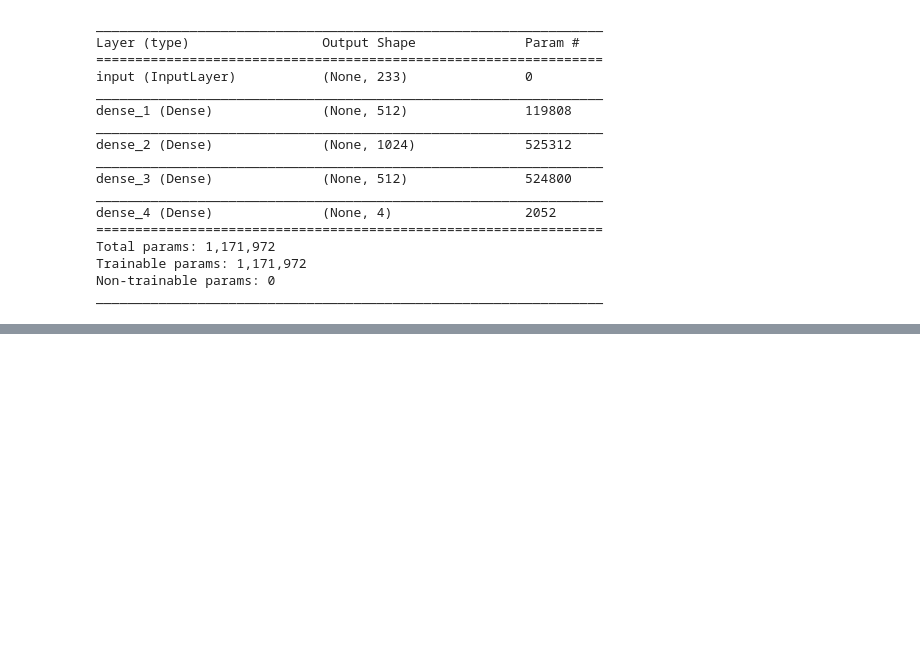
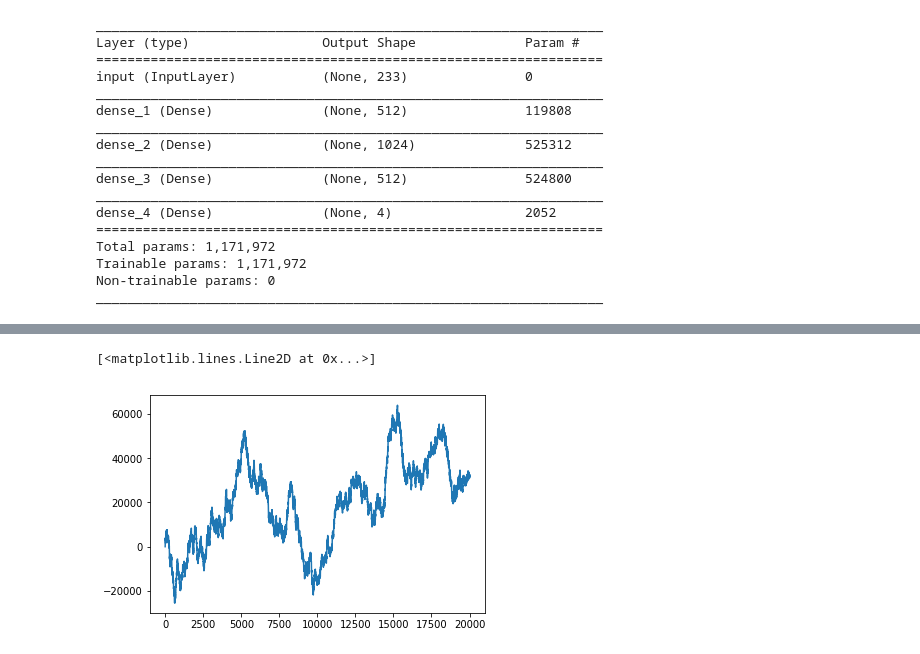
Before and after one commit to scascar/PokerDeepLearning, a Jupyter notebook: Demo.ipynb, the cells around one changed output, grey strips where cells are left out. Cells and saved outputs as stored; diff of their text form; code cells hidden in the pictures; blank space fills up the shorter version.

```diff
--- a/Demo.ipynb
+++ b/Demo.ipynb
@@ -167,0 +187,5 @@ bb_player folds
+# %%
+plt.plot(bankroll_sb)
+# %% [output]
+[<matplotlib.lines.Line2D at 0x...>]
+[figure, added]
```
Also changed, not shown: parts of 3 cells of this notebook, 3 other files.
